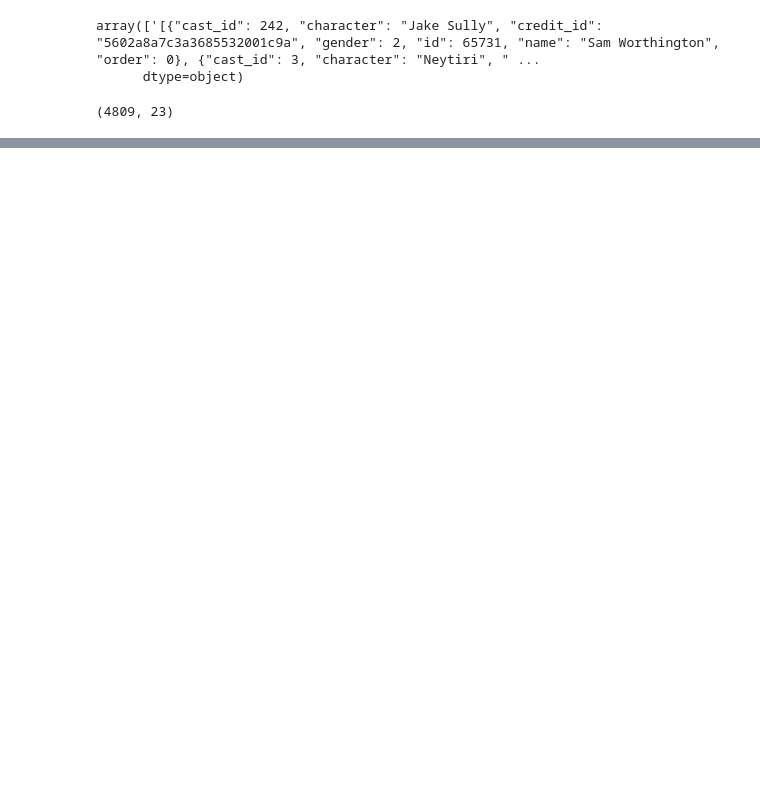
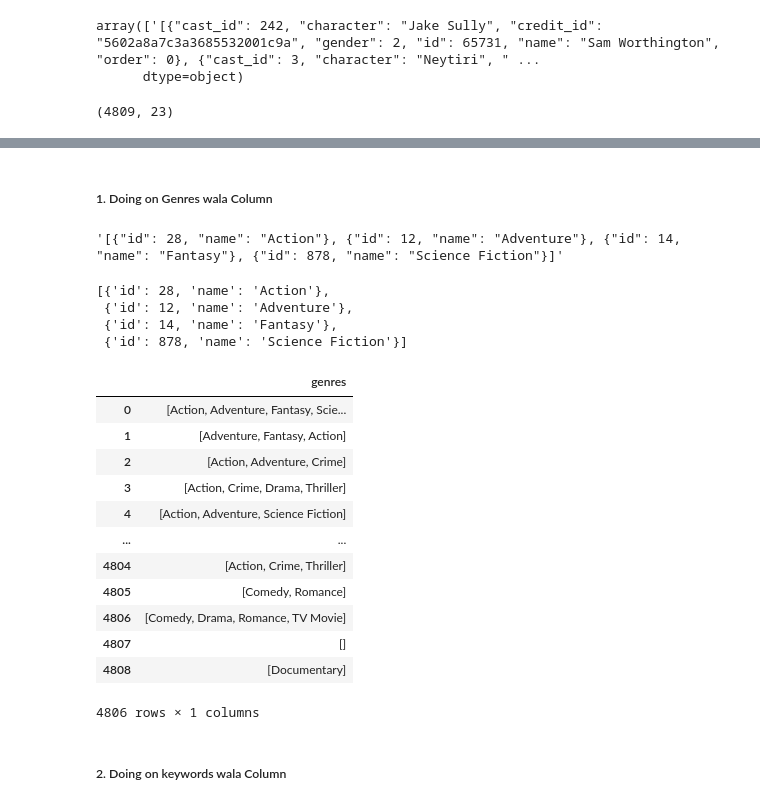
Before and after one commit to KinCod/Movie_Recommender, a Jupyter notebook: MovieRecommenderSystem.ipynb, the cells around one changed output, grey strips where cells are left out. Cells and saved outputs as stored; diff of their text form; code cells hidden in the pictures; blank space fills up the shorter version.

```diff
--- a/MovieRecommenderSystem.ipynb
+++ b/MovieRecommenderSystem.ipynb
@@ -24,0 +27,7 @@ movies.shape            #pehle size was (4k rows, 20 columns) but as 4 col more
+# %%
+## Firstly we'll remove all useless features jo suggestion mai kaam nhi aaenge : below are the one's we'll use
+# genres , id (movie poster k liye in website) ,  keywords , title , overview (movie ki summary similar toh movies similar),
+# cast (actor k liye) ,crew (director k liye)
+
+#now we put the above given features in movie df
+movies = movies[['movie_id','title','overview','genres','keywords','cast','crew']]
@@ -24,0 +49,2 @@ movies.shape            #pehle size was (4k rows, 20 columns) but as 4 col more
+# %%
+movies.dropna(inplace = True)                    #Null values saari drop krdi as bhot less thi
@@ -24,0 +57,55 @@ movies.shape            #pehle size was (4k rows, 20 columns) but as 4 col more
+# %% [markdown]
+##### 1. Doing on Genres wala Column
+# %%
+movies['genres'][0]
+
+#AB idhar jo format hai that is not needed as humare liye useful nhi hai
+#So we have to convert this : [{"id": 28, "name": "Action"}, {"id": 12, "name": "Adventure"}, {"id": 14, "name": "Fantasy"}, {"id": 878, "name": "Science Fiction"}]
+# into this : ['Action','Adventure','Fantasy','Science Fiction']
+
+#To from an array to extra saaman we convert it into a normal array of needed "GENRES"
+# %% [output]
+'[{"id": 28, "name": "Action"}, {"id": 12, "name": "Adventure"}, {"id": 14, "name": "Fantasy"}, {"id": 878, "name": "Science Fiction"}]'
+# %%
+## ** This is after the next step (mtlb maine likha tha after next, but run pehle hoga)
+##But issue hai ki joh humare pas list hai that is also in STRING format so we have to convert that into LIST ,ie, humein apostrophe/quotes hatane pdenge
+#for that we use the class given below
+import ast
+
+list = ast.literal_eval('[{"id": 28, "name": "Action"}, {"id": 12, "name": "Adventure"}, {"id": 14, "name": "Fantasy"}, {"id": 878, "name": "Science Fiction"}]')
+list                        ##I think you can see ki kaise change aaya (bas aise hi we'll the String into list)
+# %% [output]
+[{'id': 28, 'name': 'Action'},
+ {'id': 12, 'name': 'Adventure'},
+ {'id': 14, 'name': 'Fantasy'},
+ {'id': 878, 'name': 'Science Fiction'}]
+# %%
+#making a helper function to fetch just the GENRES from the genre col and storing in a list
+#now this object will be a list at a data point of Genre column
+def convert(obj):
+    L = []
+    obj = ast.literal_eval(obj)       #idhar humne List ko krlia  convert
+    for i in obj:
+        L.append(i['name'])
+    return L
+# %%
+#now we will apply the convert function to the Genre Feature
+movies['genres'] = movies['genres'].apply(convert)                               #this method just sends the needed data point into the method inside apply
+# %%
+movies[['genres']]
+# %% [output]
+|  | genres |
+| 0 | [Action, Adventure, Fantasy, Scie... |
+| 1 | [Adventure, Fantasy, Action] |
+| 2 | [Action, Adventure, Crime] |
+| 3 | [Action, Crime, Drama, Thriller] |
+| 4 | [Action, Adventure, Science Fiction] |
+| ... | ... |
+| 4804 | [Action, Crime, Thriller] |
+| 4805 | [Comedy, Romance] |
+| 4806 | [Comedy, Drama, Romance, TV Movie] |
+| 4807 | [] |
+| 4808 | [Documentary] |
+4806 rows × 1 columns
+# %% [markdown]
+##### 2. Doing on keywords wala Column
```
Also changed, not shown: parts of 34 cells of this notebook, 1 other file.
